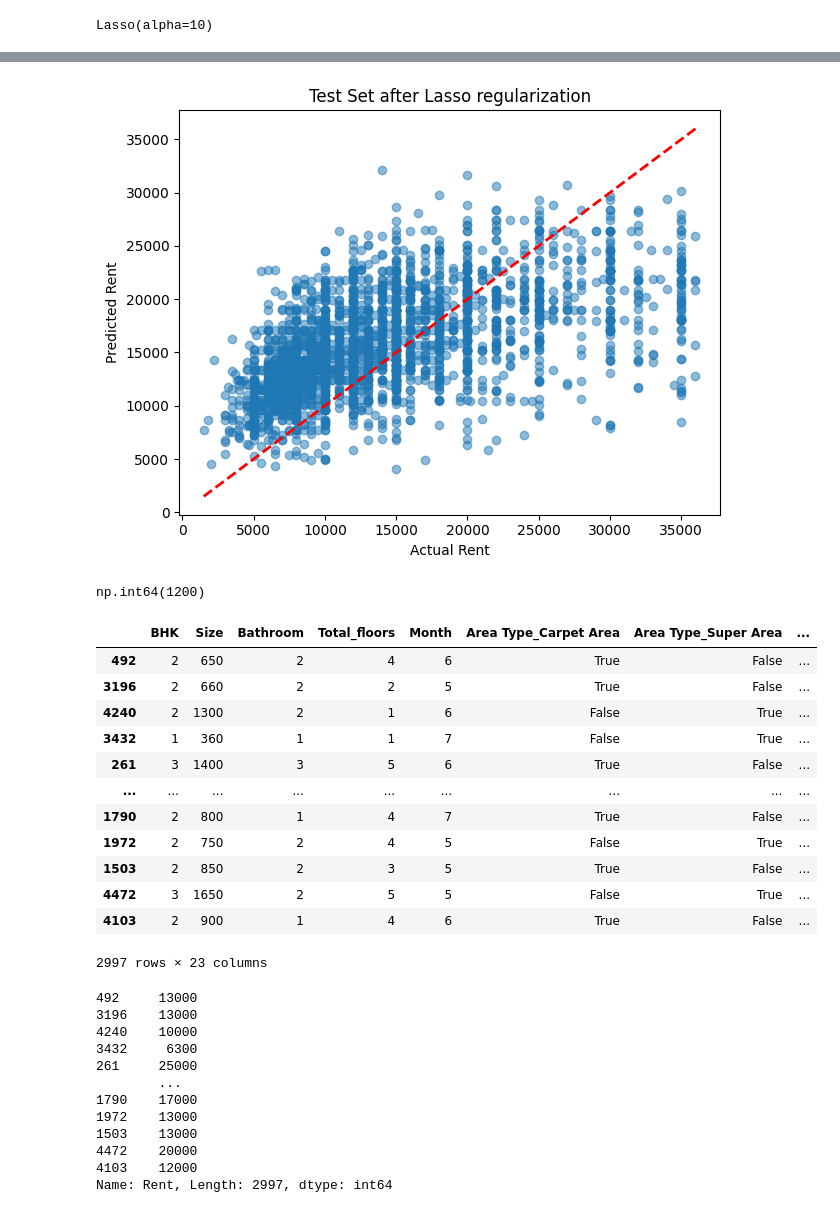
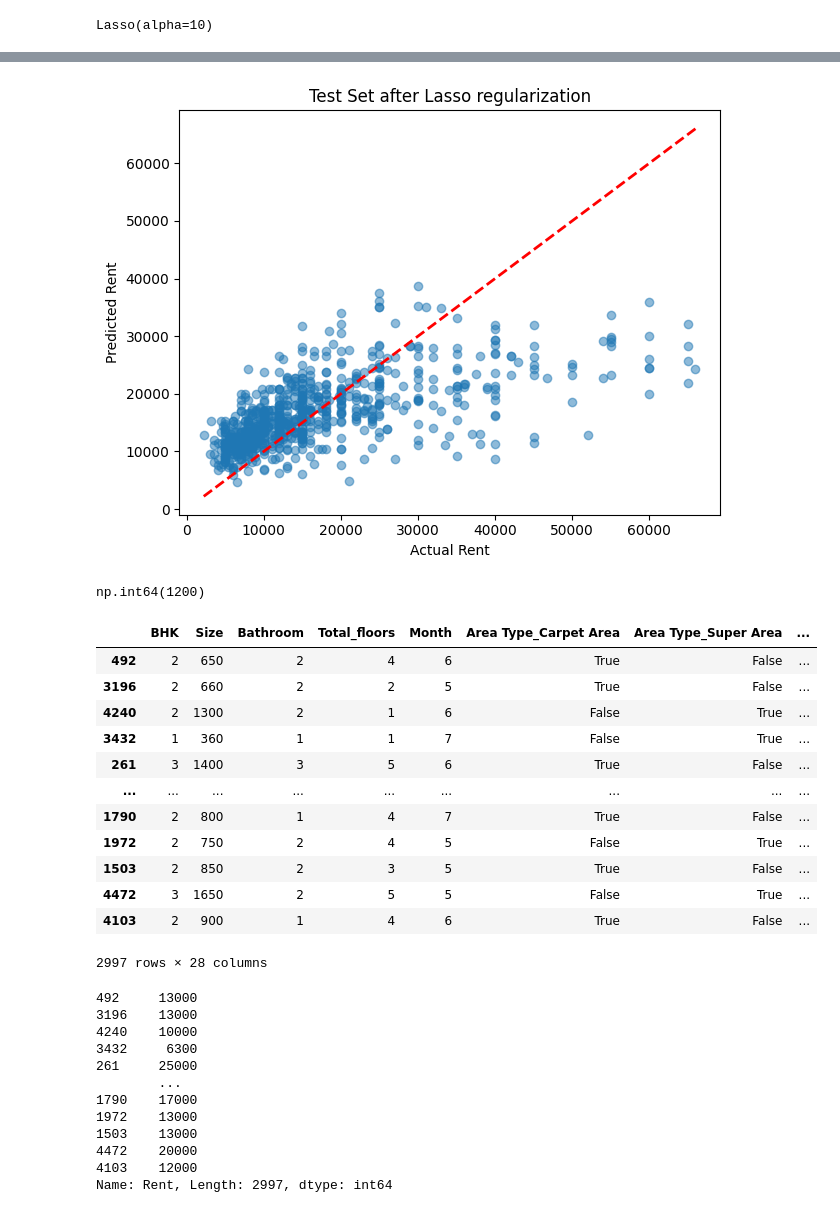
Before and after one commit to NurmukhamedKZ/Data-Projects, a Jupyter notebook: house_rent_predictor/main.ipynb, the cells around one changed output, grey strips where cells are left out. Saved outputs shown, nothing was run; the diff lists cells and outputs as text; code cells hidden in the pictures.

```diff
--- a/house_rent_predictor/main.ipynb
+++ b/house_rent_predictor/main.ipynb
@@ -314,7 +314,7 @@ import numpy as np
 
 # Create feature matrix X and target vector y
 predictors = ['BHK', 'Size', 'Area Type', 'Furnishing Status', 'Tenant Preferred',
-              'Bathroom', 'Point of Contact', 'day_of_week', 'floor_group', 'Total_floors',"Month"]
+              'Bathroom', 'Point of Contact', 'day_of_week', 'floor_group', 'Total_floors',"Month", "City"]
 outcome = "Rent"
 
 X = pd.get_dummies(house[predictors], drop_first=True)
@@ -347,9 +347,8 @@ def print_metrics(y_true, y_pred, set_name):
     print(f"R2 Score: {r2:.4f}")
 
 # Print metrics for both training and test sets
-print_metrics(y_train, train_pred, "Training")
 print_metrics(y_test, test_pred, "Test")
-adjusted_r2(y_test, test_pred, 12)
+adjusted_r2(y_test, test_pred, X.shape[1])
 
 # Perform cross-validation
 cv_scores = cross_val_score(model_main, X, y, cv=5, scoring='r2')
@@ -577,20 +553,20 @@ plt.show()
 # %%
-y_test_clean_pred = modelCV.predict(house_clean.drop(axis=1, columns=["Rent"]))
-y_test_clean = house_clean.Rent
+y_pred_lasso = modelCV.predict(X_test)
+y_test = y_test
 
 plt.figure(figsize=(12, 5))
 
 plt.subplot(1, 2, 2)
-plt.scatter(y_test_clean, y_test_clean_pred, alpha=0.5)
-plt.plot([y_test_clean.min(), y_test_clean.max()], [y_test_clean.min(), y_test_clean.max()], 'r--', lw=2)
+plt.scatter(y_test, y_pred_lasso, alpha=0.5)
+plt.plot([y_test.min(), y_test.max()], [y_test.min(), y_test.max()], 'r--', lw=2)
 plt.xlabel('Actual Rent')
 plt.ylabel('Predicted Rent')
 plt.title('Test Set after Lasso regularization')
 
 plt.tight_layout()
 plt.show()
 # %% [output]
-[figure, old version]
+[figure, new version]
 # %%
 house.Rent.min()
 # %% [output]
@@ -625,7 +601,7 @@ X_train
 | 1503 | 2 | 850 | 2 | 3 | 5 | True | False | ... |
 | 4472 | 3 | 1650 | 2 | 5 | 5 | False | True | ... |
 | 4103 | 2 | 900 | 1 | 4 | 6 | True | False | ... |
-2997 rows × 23 columns
+2997 rows × 28 columns
 # %%
 y_train
 # %% [output]
```
Also changed, not shown: parts of 27 cells of this notebook.
